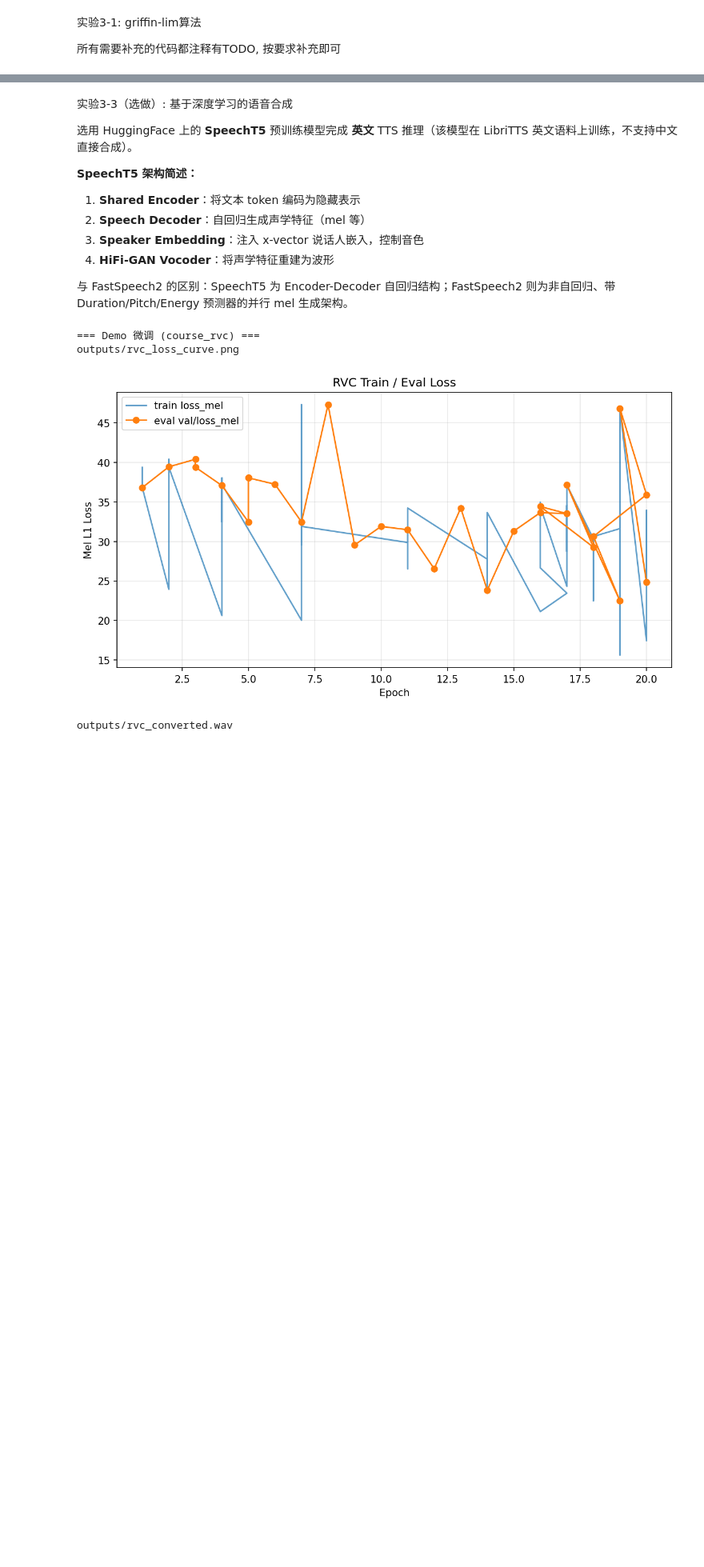
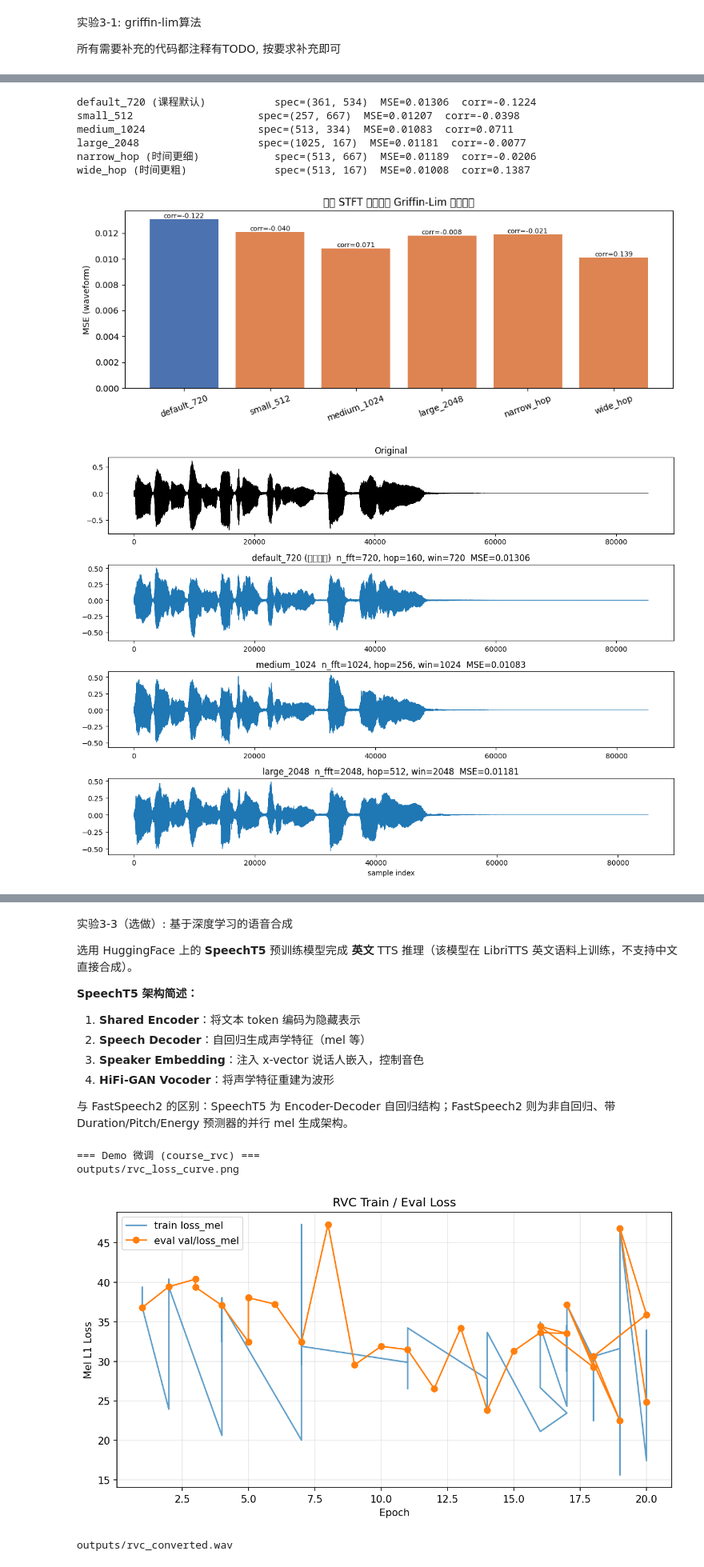
Before and after one commit to sxlgtrrr/audio_test, a Jupyter notebook: experiment_3.ipynb, the cells around one changed output, grey strips where cells are left out. Shown at 80% size. Cells and saved outputs as stored; diff of their text form; code cells hidden in the pictures; blank space fills up the shorter version.

Commit message:
更新实验输出与训练日志：Griffin-Lim 参数对比、RVC 微调结果与 notebook 修订。
Co-authored-by: Cursor <cursoragent@cursor.com>

```diff
--- a/experiment_3.ipynb
+++ b/experiment_3.ipynb
@@ -137,0 +154,80 @@ display(Audio(ReAudio, rate=16000))
+# %%
+def griffin_lim_with_params(audio, sr, n_fft, hop_length, win_length, gl_iters=32):
+    def stft(y):
+        return librosa.stft(y=y, n_fft=n_fft, hop_length=hop_length, win_length=win_length)
+
+    def istft(y):
+        return librosa.istft(y, hop_length=hop_length, win_length=win_length)
+
+    D = stft(audio)
+    angles = np.exp(2j * np.pi * np.random.rand(*D.shape))
+    S_complex = np.abs(D).astype(np.complex128)
+    y = istft(S_complex * angles)
+    for _ in range(gl_iters):
+        angles = np.exp(1j * np.angle(stft(y)))
+        y = istft(S_complex * angles)
+    return y, D.shape
+
+
+param_configs = [
+    ("default_720 (课程默认)", 720, 160, 720),
+    ("small_512", 512, 128, 512),
+    ("medium_1024", 1024, 256, 1024),
+    ("large_2048", 2048, 512, 2048),
+    ("narrow_hop (时间更细)", 1024, 128, 1024),
+    ("wide_hop (时间更粗)", 1024, 512, 1024),
+]
+
+compare_dir = "outputs/param_compare"
+os.makedirs(compare_dir, exist_ok=True)
+
+results = []
+for name, nf, hop, win in param_configs:
+    recon, spec_shape = griffin_lim_with_params(AudioData, sr, nf, hop, win)
+    n = min(len(AudioData), len(recon))
+    mse = float(np.mean((AudioData[:n] - recon[:n]) ** 2))
+    corr = float(np.corrcoef(AudioData[:n], recon[:n])[0, 1])
+    sf.write(f"{compare_dir}/reconstructed_{name.split()[0]}.wav", recon, sr)
+    results.append((name, nf, hop, win, spec_shape, mse, corr))
+    print(f"{name:28s} spec={spec_shape}  MSE={mse:.5f}  corr={corr:.4f}")
+
+# MSE 柱状图
+fig, ax = plt.subplots(figsize=(10, 4))
+labels = [r[0].split()[0] for r in results]
+mses = [r[5] for r in results]
+colors = ["#4C72B0" if "default" in r[0] else "#DD8452" for r in results]
+ax.bar(labels, mses, color=colors)
+ax.set_ylabel("MSE (waveform)")
+ax.set_title("不同 STFT 参数下的 Griffin-Lim 重建误差")
+ax.tick_params(axis="x", rotation=20)
+for i, r in enumerate(results):
+    ax.text(i, r[5], f"corr={r[6]:.3f}", ha="center", va="bottom", fontsize=8)
+plt.tight_layout()
+plt.savefig(f"{compare_dir}/mse_compare.png", dpi=150, bbox_inches="tight")
+plt.show()
+
+# 选 3 组画波形
+show_names = ["default_720 (课程默认)", "medium_1024", "large_2048"]
+fig, axes = plt.subplots(len(show_names) + 1, 1, figsize=(12, 2.2 * (len(show_names) + 1)))
+axes[0].plot(AudioData, color="black", lw=0.8)
+axes[0].set_title("Original")
+for ax, target in zip(axes[1:], show_names):
+    cfg = next(c for c in param_configs if c[0] == target)
+    recon, _ = griffin_lim_with_params(AudioData, sr, cfg[1], cfg[2], cfg[3])
+    row = next(r for r in results if r[0] == target)
+    ax.plot(recon, lw=0.8)
+    ax.set_title(f"{target}  n_fft={cfg[1]}, hop={cfg[2]}, win={cfg[3]}  MSE={row[5]:.5f}")
+axes[-1].set_xlabel("sample index")
+plt.tight_layout()
+plt.savefig(f"{compare_dir}/waveform_compare.png", dpi=150, bbox_inches="tight")
+plt.show()
+print(f"对比图已保存至 {compare_dir}/")
+# %% [output]
+default_720 (课程默认)           spec=(361, 534)  MSE=0.01306  corr=-0.1224
+small_512                    spec=(257, 667)  MSE=0.01207  corr=-0.0398
+medium_1024                  spec=(513, 334)  MSE=0.01083  corr=0.0711
+large_2048                   spec=(1025, 167)  MSE=0.01181  corr=-0.0077
+narrow_hop (时间更细)            spec=(513, 667)  MSE=0.01189  corr=-0.0206
+wide_hop (时间更粗)              spec=(513, 167)  MSE=0.01008  corr=0.1387
+[figure, added]
+[figure, added]
```
Also changed, not shown: parts of 8 cells of this notebook, 21 other files.
